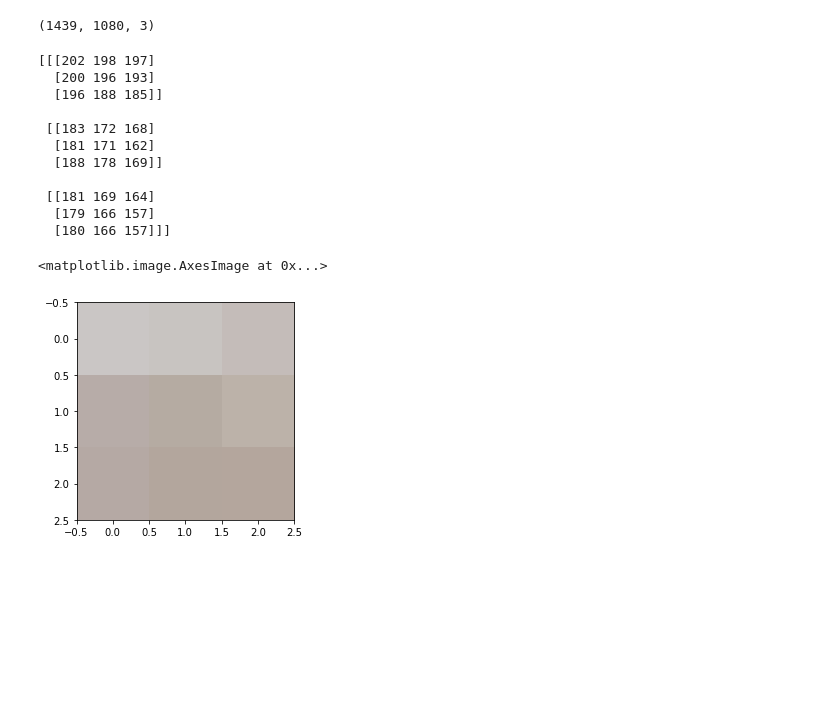
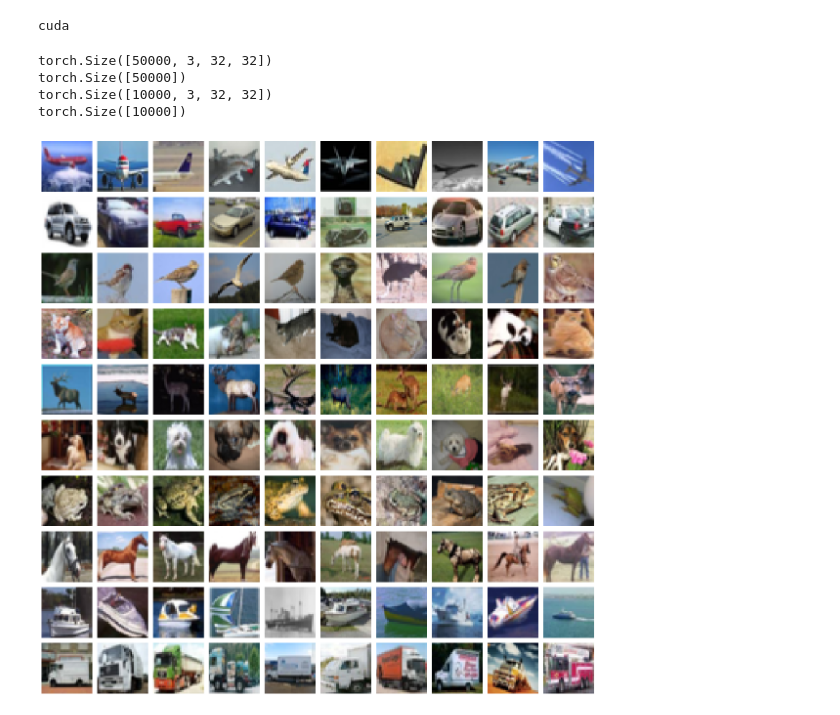
Before and after one commit to liangkun/playground, a Jupyter notebook: play.ipynb, the cells around one changed output. Cells and saved outputs as stored; diff of their text form; code cells hidden in the pictures; blank space fills up the shorter version.

```diff
--- a/play.ipynb
+++ b/play.ipynb
@@ -9,33 +1,44 @@ img = cv2.imread('test.jpg')
-# %%
-img.shape
-# %% [output]
-(1439, 1080, 3)
-# %%
-from copy import deepcopy
-img_gray = cv2.cvtColor(img, cv2.COLOR_BGR2GRAY)
-#plt.imshow(img_rgb)
-img_gray_small = cv2.resize(img_gray, (100, 100))
-
-img_rgb = cv2.cvtColor(img, cv2.COLOR_BGR2RGB)
-img_rgb_small = cv2.resize(img_rgb, (100,100))
-
-plt.imshow(img_rgb_small,cmap='gray')
-img_rgb_small.shape
-
-crop = img_rgb_small[-3:, -3:, :]
-print(crop)
-plt.imshow(crop)
-# %% [output]
-[[[202 198 197]
-  [200 196 193]
-  [196 188 185]]
-
- [[183 172 168]
-  [181 171 162]
-  [188 178 169]]
-
- [[181 169 164]
-  [179 166 157]
-  [180 166 157]]]
-<matplotlib.image.AxesImage at 0x...>
-[figure, removed]
+# %%
+import cv2
+import torch
+import torch.nn as nn
+from torch.utils.data import DataLoader, TensorDataset
+from torch import optim
+import torch.nn.functional as F
+import numpy as np
+import matplotlib.pyplot as plt
+from cifar import CifarDataset
+
+%matplotlib inline
+
+device = 'cuda' if torch.cuda.is_available() else 'cpu'
+print(device)
+# %% [output]
+cuda
+# %%
+dataset = CifarDataset('./data/cifar-10-batches-py', device)
+# %%
+print(dataset.train_x.shape)
+print(dataset.train_y.shape)
+print(dataset.test_x.shape)
+print(dataset.test_y.shape)
+# %% [output]
+torch.Size([50000, 3, 32, 32])
+torch.Size([50000])
+torch.Size([10000, 3, 32, 32])
+torch.Size([10000])
+# %%
+fig, ax = plt.subplots(10, 10, figsize=(16, 16))
+ys = dataset.test_y
+for label, plotrow in enumerate(ax):
+    labex_idxes = torch.where(ys == label)[0]
+    labex_idxes = labex_idxes.to('cpu')
+    for plotcell in plotrow:
+        plotcell.grid(False)
+        plotcell.axis('off')
+        idx = np.random.choice(labex_idxes)
+        x = dataset.test_x[idx]
+        plotcell.imshow(x.permute(1,2,0).to('cpu'))
+plt.tight_layout()
+# %% [output]
+[figure, added]
```
Also changed, not shown: parts of 7 cells of this notebook, 1 other file.
